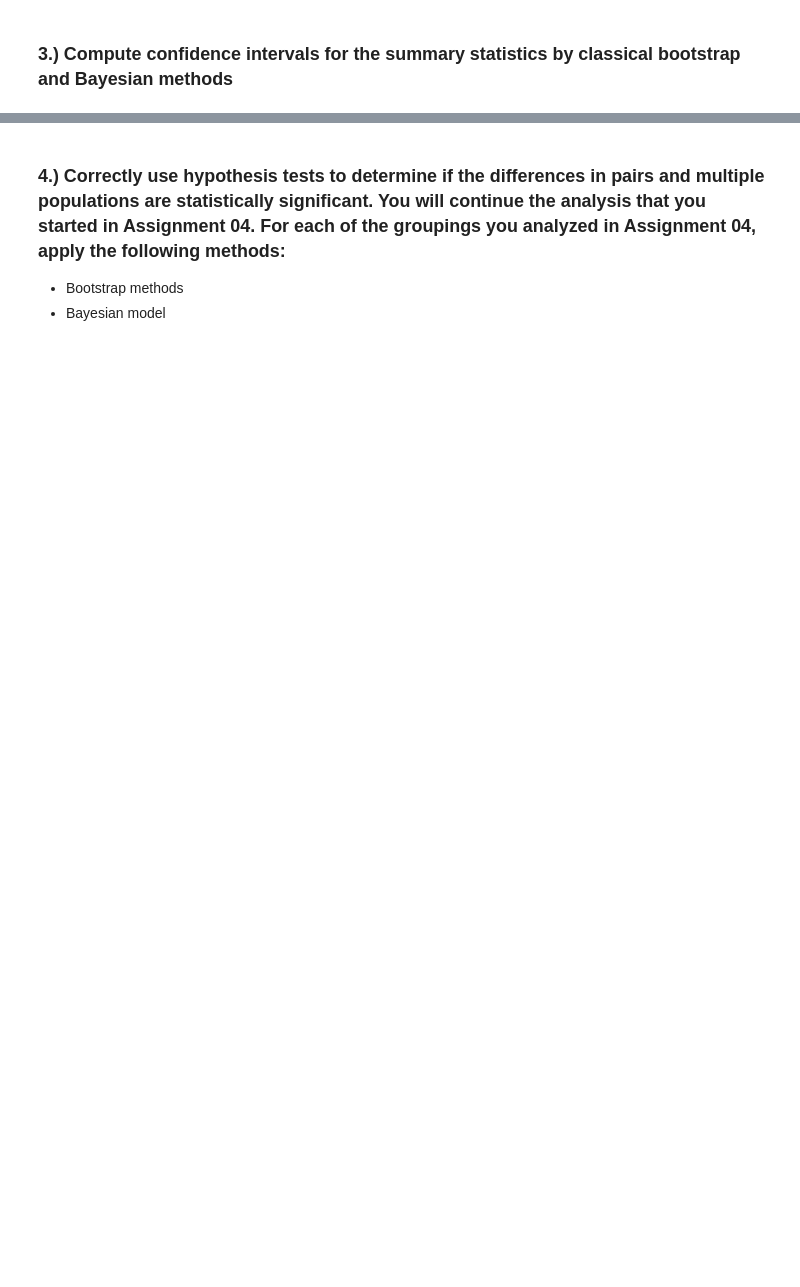
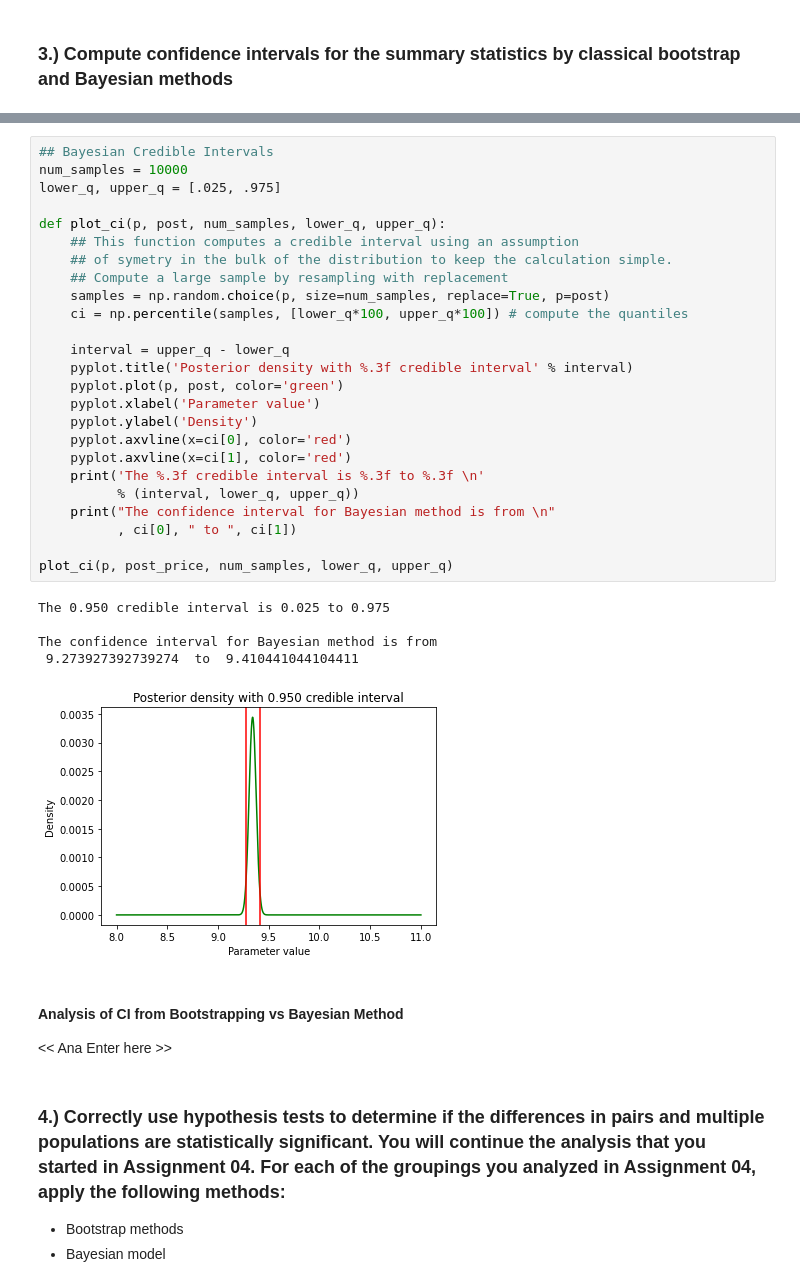
Before and after one commit to anajaved/UW_Data_Science_Cert, a Jupyter notebook: AnaJaved-M02-HypothesisSim.ipynb, the cells around one changed output, grey strips where cells are left out. Cells and saved outputs as stored; diff of their text form; blank space fills up the shorter version.

```diff
--- a/AnaJaved-M02-HypothesisSim.ipynb
+++ b/AnaJaved-M02-HypothesisSim.ipynb
@@ -329,3 +321,38 @@ Mean = 9.350, Standard deviation = 0.516
+# %%
+## Bayesian Credible Intervals
+num_samples = 10000
+lower_q, upper_q = [.025, .975]
+
+def plot_ci(p, post, num_samples, lower_q, upper_q):
+    ## This function computes a credible interval using an assumption
+    ## of symetry in the bulk of the distribution to keep the calculation simple.
+    ## Compute a large sample by resampling with replacement
+    samples = np.random.choice(p, size=num_samples, replace=True, p=post)
+    ci = np.percentile(samples, [lower_q*100, upper_q*100]) # compute the quantiles
+
+    interval = upper_q - lower_q
+    pyplot.title('Posterior density with %.3f credible interval' % interval)
+    pyplot.plot(p, post, color='green')
+    pyplot.xlabel('Parameter value')
+    pyplot.ylabel('Density')
+    pyplot.axvline(x=ci[0], color='red')
+    pyplot.axvline(x=ci[1], color='red')
+    print('The %.3f credible interval is %.3f to %.3f \n'
+          % (interval, lower_q, upper_q))
+    print("The confidence interval for Bayesian method is from \n"
+          , ci[0], " to ", ci[1])
+
+plot_ci(p, post_price, num_samples, lower_q, upper_q)
+# %% [output]
+The 0.950 credible interval is 0.025 to 0.975
+
+The confidence interval for Bayesian method is from
+ 9.273927392739274  to  9.410441044104411
+[figure, added]
+# %% [markdown]
+#### Analysis of CI from Bootstrapping vs Bayesian Method
+
+<< Ana Enter here >>
 # %% [markdown]
 ### 4.) Correctly use hypothesis tests to determine if the differences in pairs and multiple populations are statistically significant. You will continue the analysis that you started in Assignment 04. For each of the groupings you analyzed in Assignment 04, apply the following methods:
 
```
Also changed, not shown: parts of 17 cells of this notebook.
